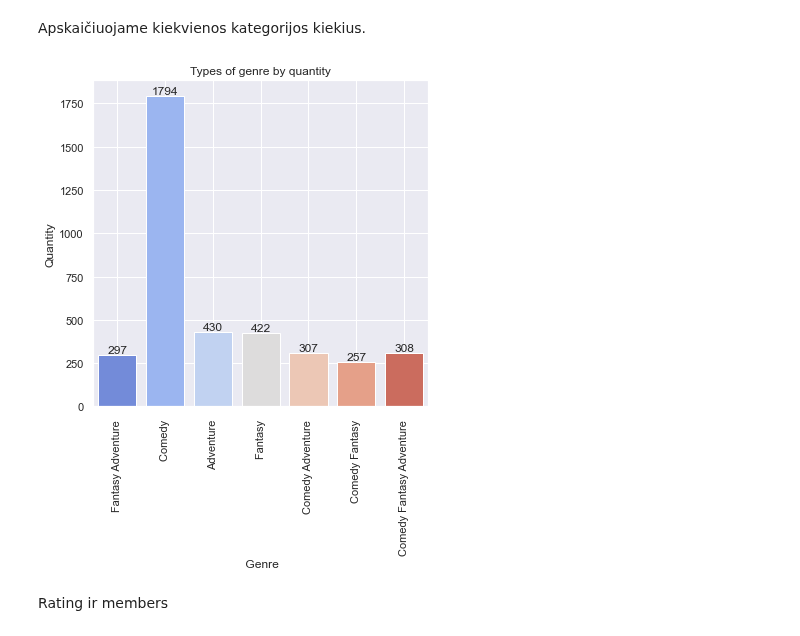
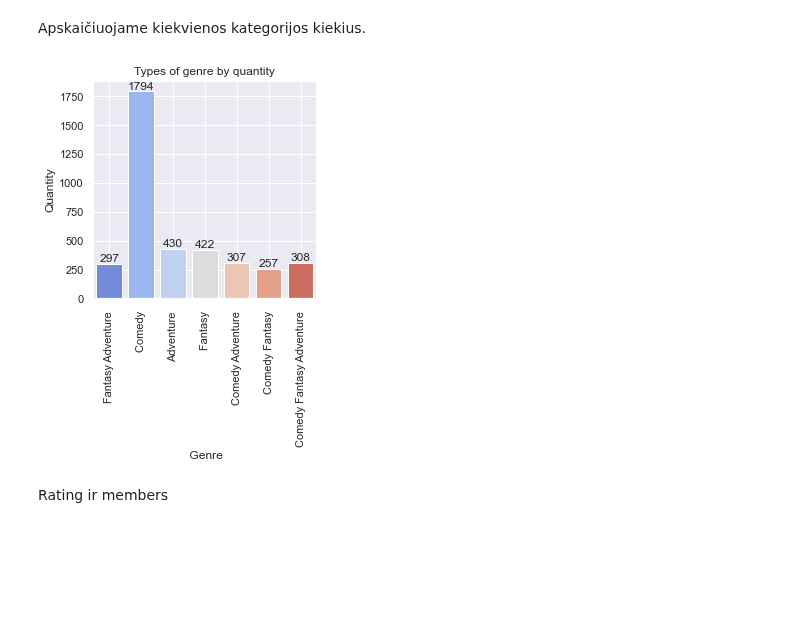
Before and after one commit to ErnestaTum/-Python_mokymai, a Jupyter notebook: baigiamasis_darbas.ipynb, the cells around one changed output. Saved outputs shown, nothing was run; the diff lists cells and outputs as text; code cells hidden in the pictures; blank space fills up the shorter version.

```diff
--- a/baigiamasis_darbas.ipynb
+++ b/baigiamasis_darbas.ipynb
@@ -319,14 +322,14 @@ Apskaičiuojame kiekvienos kategorijos kiekius.
 # %%
 ax = sns.countplot(data=fd_genre, x ='filtered_genre', palette="coolwarm")
 ax.bar_label(ax.containers[0])
 ax.set_title('Types of genre by quantity')
 ax.set(xlabel=' Genre', ylabel='Quantity')
 plt.xticks(rotation=90)
 plt.grid(True)
-sns.set(rc={'figure.figsize':(4,4)})
+sns.set(rc={'figure.figsize':(3,3)})
 plt.show()
 # %% [output]
-[figure, old version]
+[figure, new version]
 # %% [markdown]
 Rating ir members
 # %%
```
Also changed, not shown: parts of 14 cells of this notebook.
